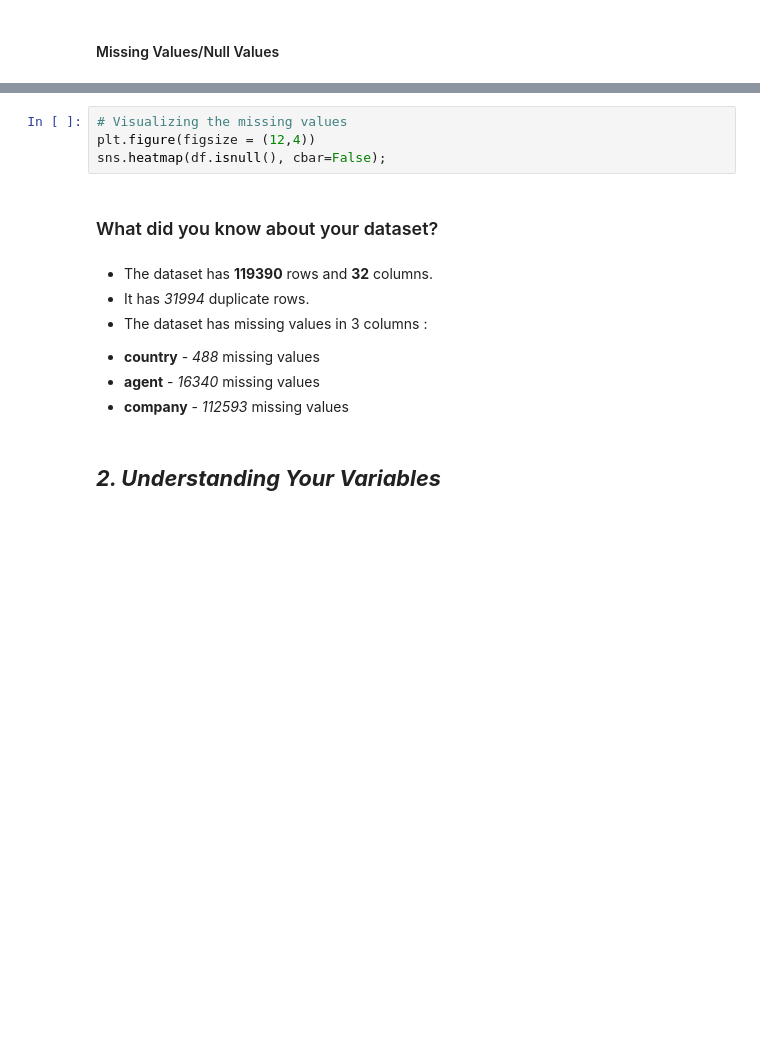
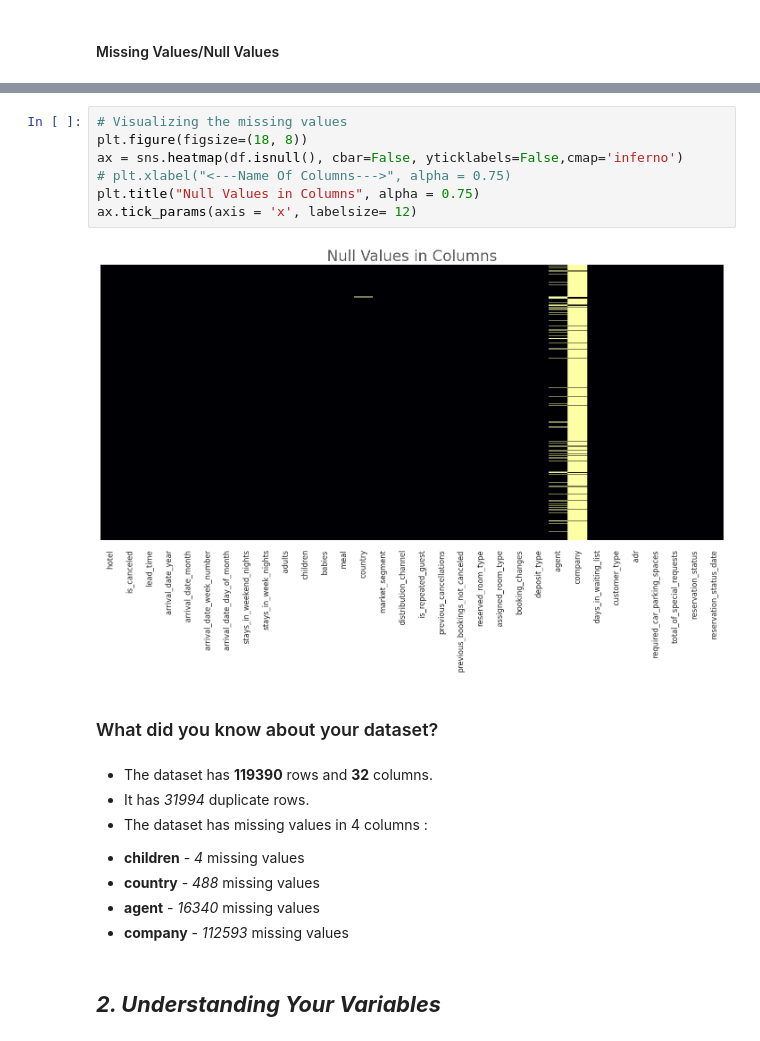
Before and after one commit to hkv-code/EDA-Hotel_Booking_Analysis, a Jupyter notebook: Hotel_Bookings_Analysis.ipynb, the cells around one changed output, grey strips where cells are left out. Cells and saved outputs as stored; diff of their text form; blank space fills up the shorter version.

```diff
--- a/Hotel_Bookings_Analysis.ipynb
+++ b/Hotel_Bookings_Analysis.ipynb
@@ -115,7 +157,12 @@ print(df.isnull().sum())
 # %%
 # Visualizing the missing values
-plt.figure(figsize = (12,4))
-sns.heatmap(df.isnull(), cbar=False);
+plt.figure(figsize=(18, 8))
+ax = sns.heatmap(df.isnull(), cbar=False, yticklabels=False,cmap='inferno')
+# plt.xlabel("<---Name Of Columns--->", alpha = 0.75)
+plt.title("Null Values in Columns", alpha = 0.75)
+ax.tick_params(axis = 'x', labelsize= 12)
+# %% [output]
+[figure, added]
 # %% [markdown]
 ### What did you know about your dataset?
 # %% [markdown]
@@ -123,7 +170,8 @@ sns.heatmap(df.isnull(), cbar=False);
 
 *   The dataset has **119390** rows and **32** columns.
 *   It has *31994* duplicate rows.
-*   The dataset has missing values in 3 columns :
+*   The dataset has missing values in 4 columns :
+  - **children** - *4* missing values
   - **country** - *488* missing values
   - **agent** - *16340* missing values
   - **company** - *112593* missing values
```
Also changed, not shown: parts of 261 cells of this notebook.
